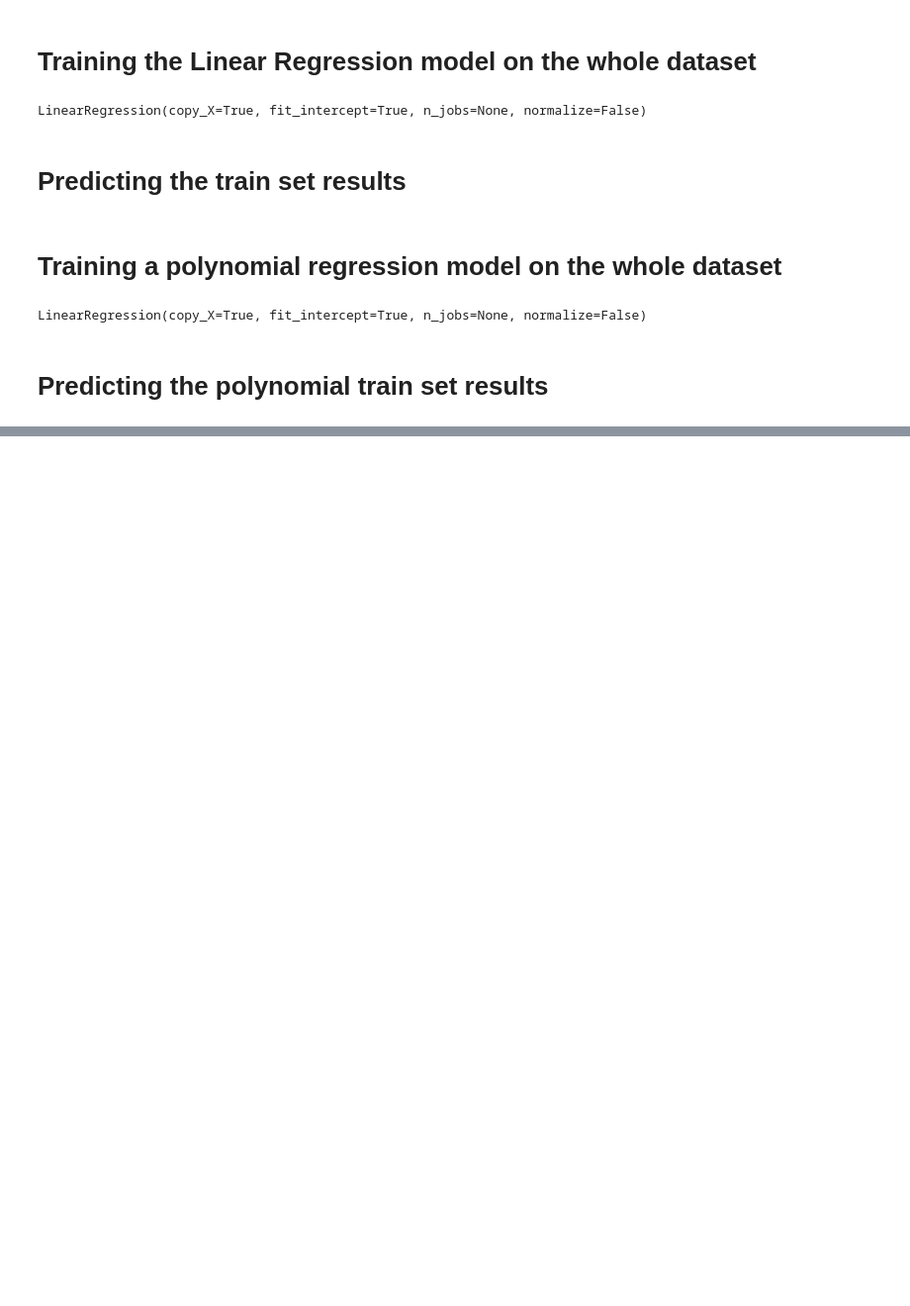
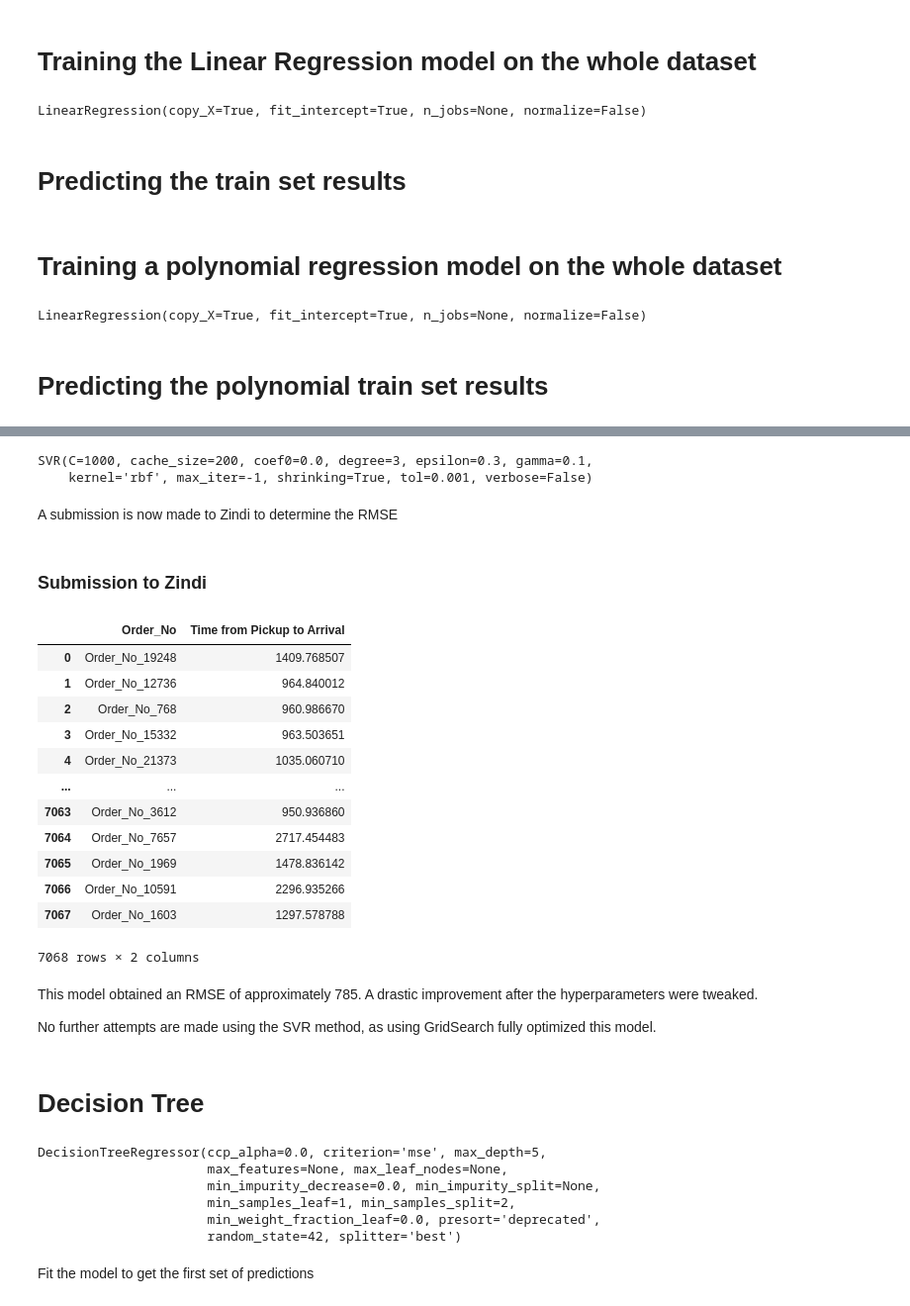
Before and after one commit to MilkShaikh3/Predict_Regression, a Jupyter notebook: Predict_Regression.ipynb, the cells around one changed output, grey strips where cells are left out. Shown at 99% size. Drawn from its saved outputs; the diff is of its cells as text; code cells hidden in the pictures; blank space fills up the shorter version.

```diff
--- a/Predict_Regression.ipynb
+++ b/Predict_Regression.ipynb
@@ -1023,0 +1123,32 @@ print(beta_0)
+# %%
+from sklearn.svm import SVR
+svr = SVR(kernel = 'rbf', C = 1000, epsilon=0.3, gamma=0.1)
+svr.fit(X_train_scaled, y_train)
+# %% [output]
+SVR(C=1000, cache_size=200, coef0=0.0, degree=3, epsilon=0.3, gamma=0.1,
+    kernel='rbf', max_iter=-1, shrinking=True, tol=0.001, verbose=False)
+# %%
+y_pred = svr.predict(X_test_scaled)
+# %% [markdown]
+A submission is now made to Zindi to determine the RMSE
+# %% [markdown]
+### Submission to Zindi
+# %%
+predictions = pd.DataFrame(y_pred, columns=['Time from Pickup to Arrival'], index = X_test_scaled.index)
+predictions.reset_index(inplace=True)
+# %%
+predictions
+# %% [output]
+|  | Order_No | Time from Pickup to Arrival |
+| 0 | Order_No_19248 | 1409.768507 |
+| 1 | Order_No_12736 | 964.840012 |
+| 2 | Order_No_768 | 960.986670 |
+| 3 | Order_No_15332 | 963.503651 |
+| 4 | Order_No_21373 | 1035.060710 |
+| ... | ... | ... |
+| 7063 | Order_No_3612 | 950.936860 |
+| 7064 | Order_No_7657 | 2717.454483 |
+| 7065 | Order_No_1969 | 1478.836142 |
+| 7066 | Order_No_10591 | 2296.935266 |
+| 7067 | Order_No_1603 | 1297.578788 |
+7068 rows × 2 columns
@@ -1023,0 +1157,6 @@ print(beta_0)
+# %% [markdown]
+This model obtained an RMSE of approximately 785. A drastic improvement after the hyperparameters were tweaked.
+
+No further attempts are made using the SVR method, as using GridSearch fully optimized this model.
+# %% [markdown]
+#  Decision Tree
@@ -1023,0 +1166,11 @@ print(beta_0)
+# %%
+regr_tree.fit(X_train,y_train)
+# %% [output]
+DecisionTreeRegressor(ccp_alpha=0.0, criterion='mse', max_depth=5,
+                      max_features=None, max_leaf_nodes=None,
+                      min_impurity_decrease=0.0, min_impurity_split=None,
+                      min_samples_leaf=1, min_samples_split=2,
+                      min_weight_fraction_leaf=0.0, presort='deprecated',
+                      random_state=42, splitter='best')
+# %% [markdown]
+Fit the model to get the first set of predictions
```
Also changed, not shown: parts of 45 cells of this notebook, 2 other files.
